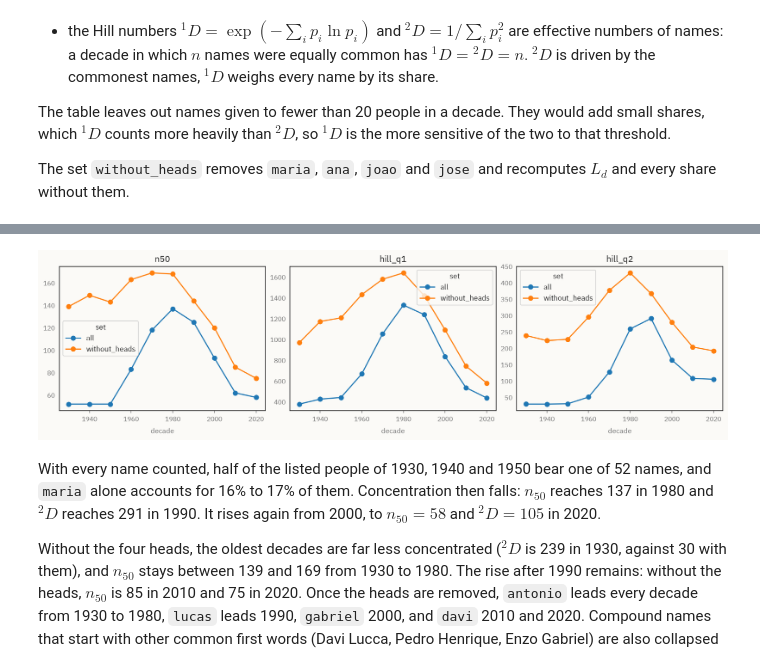
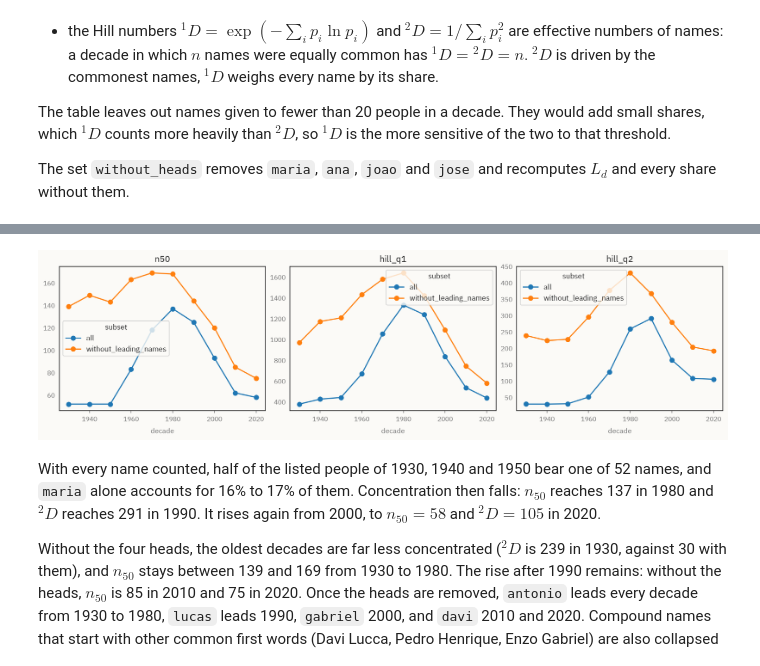
Before and after one commit to jhlopesalves/DataVerso, a Jupyter notebook: projects/002-nomes-brasil/dataverso_002.ipynb, the cells around one changed output, grey strips where cells are left out. Cells and saved outputs as stored; diff of their text form; code cells hidden in the pictures.

Commit message:
MAINT: Rename results files, columns, pattern labels and notebook identifiers

```diff
--- a/projects/002-nomes-brasil/dataverso_002.ipynb
+++ b/projects/002-nomes-brasil/dataverso_002.ipynb
@@ -225,7 +225,9 @@ census_age_sex: 303 rows
 # Facts the data determine, read from the tables rather than typed
 decades = np.sort(names_decade["decade"].unique())
 FIRST_DECADE, LAST_DECADE = decades[0], decades[-1]
-HEADS = names_total["name"].head(HEAD_COUNT).tolist()  # names_total is sorted by count
+LEADING_NAMES = (
+    names_total["name"].head(LEADING_NAME_COUNT).tolist()
+)  # names_total is sorted by count
 listed_people = names_decade.groupby("decade")["count"].sum()
 # %% [markdown]
 ## 3. Audit
@@ -381,22 +383,24 @@ name_classes["sex_class"] = np.select(
 )
 
 names_decade_classed = names_decade.join(name_classes["sex_class"], on="name")
-sex_class_coverage = (
+sex_class_composition = (
     names_decade_classed.groupby(["decade", "sex_class"])["count"]
     .sum()
-    .rename("people")
+    .rename("listed_people")
     .reset_index()
 )
-sex_class_coverage["share"] = sex_class_coverage["people"] / sex_class_coverage.groupby(
-    "decade"
-)["people"].transform("sum")
+sex_class_composition["share"] = sex_class_composition[
+    "listed_people"
+] / sex_class_composition.groupby("decade")["listed_people"].transform("sum")
 
 in_neither = (name_classes["f"] == 0) & (name_classes["m"] == 0)
 print(name_classes["sex_class"].value_counts().to_string())
 print(f"Names in neither sex table (class other by construction): {in_neither.sum():,}")
 
 # Each decade's listed people split by the class of their name
-ax = sex_class_coverage.pivot(index="decade", columns="sex_class", values="share").plot(
+ax = sex_class_composition.pivot(
+    index="decade", columns="sex_class", values="share"
+).plot(
     kind="bar",
     stacked=True,
     rot=0,
@@ -452,24 +456,28 @@ def concentration(counts: pd.Series) -> dict[str, object]:
     }
 
 
-keys = ["decade", "set"]
+keys = ["decade", "subset"]
 ranked_names = pd.concat(
     [
-        names_decade.assign(set="all"),
-        names_decade[~names_decade["name"].isin(HEADS)].assign(set="without_heads"),
+        names_decade.assign(subset="all"),
+        names_decade[~names_decade["name"].isin(LEADING_NAMES)].assign(
+            subset="without_leading_names"
+        ),
     ],
     ignore_index=True,
-).sort_values(["decade", "set", "count", "name"], ascending=[True, True, False, True])
+).sort_values(
+    ["decade", "subset", "count", "name"], ascending=[True, True, False, True]
+)
 
-diversity = pd.DataFrame(
+concentration_by_decade = pd.DataFrame(
     [
         {
             "decade": decade,
-            "set": subset,
+            "subset": subset,
             **concentration(group.set_index("name")["count"]),
         }
         for (decade, subset), group in ranked_names.groupby(keys, sort=True)
     ]
 ).astype({"decade": "int16", "top1_name": "string"})
-display(diversity)
+display(concentration_by_decade)
 # %% [output]
@@ -493,12 +501,12 @@ display(diversity)
 # %%
 fig, axes = plt.subplots(1, 3, figsize=(13, 3.5), layout="constrained")
 for ax, measure in zip(axes, ["n50", "hill_q1", "hill_q2"], strict=True):
-    diversity.pivot(index="decade", columns="set", values=measure).plot(
-        ax=ax, marker="o", title=measure
-    )
+    concentration_by_decade.pivot(
+        index="decade", columns="subset", values=measure
+    ).plot(ax=ax, marker="o", title=measure)
 plt.show()
 # %% [output]
-[figure, old version]
+[figure, new version]
 # %% [markdown]
 With every name counted, half of the listed people of 1930, 1940 and 1950 bear one of 52 names, and `maria` alone accounts for 16% to 17% of them. Concentration then falls: $n_{50}$ reaches 137 in 1980 and ${}^{2}D$ reaches 291 in 1990. It rises again from 2000, to $n_{50} = 58$ and ${}^{2}D = 105$ in 2020.
 
```
Also changed, not shown: parts of 19 cells of this notebook, 14 other files.
